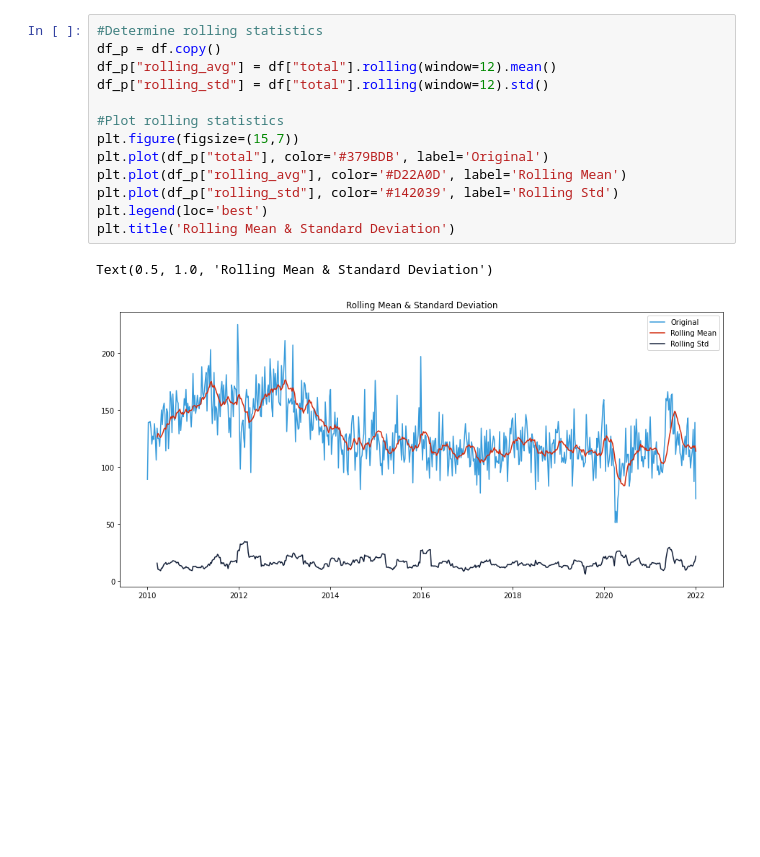
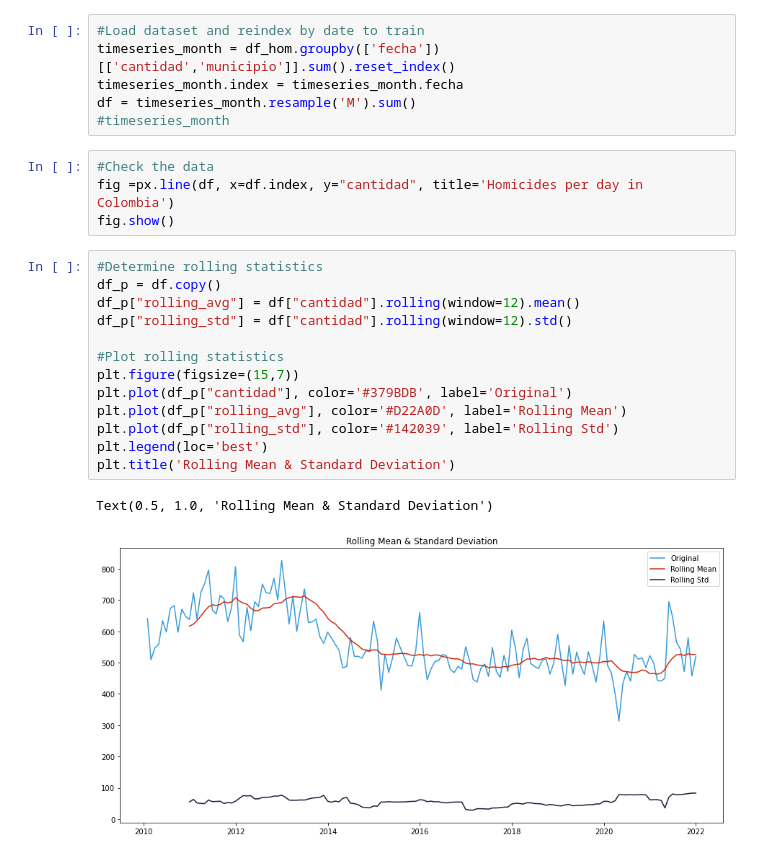
Before and after one commit to Carl0pez/Proyecto-DS4A, a Jupyter notebook: Training.ipynb, the cells around one changed output. Drawn from its saved outputs; the diff is of its cells as text; blank space fills up the shorter version.

Commit message:
New training

```diff
--- a/Training.ipynb
+++ b/Training.ipynb
@@ -32,17 +31,27 @@ plt.show()
+# %%
+#Load dataset and reindex by date to train
+timeseries_month = df_hom.groupby(['fecha'])[['cantidad','municipio']].sum().reset_index()
+timeseries_month.index = timeseries_month.fecha
+df = timeseries_month.resample('M').sum()
+#timeseries_month
+# %%
+#Check the data
+fig =px.line(df, x=df.index, y="cantidad", title='Homicides per day in Colombia')
+fig.show()
 # %%
 #Determine rolling statistics
 df_p = df.copy()
-df_p["rolling_avg"] = df["total"].rolling(window=12).mean()
-df_p["rolling_std"] = df["total"].rolling(window=12).std()
+df_p["rolling_avg"] = df["cantidad"].rolling(window=12).mean()
+df_p["rolling_std"] = df["cantidad"].rolling(window=12).std()
 
 #Plot rolling statistics
 plt.figure(figsize=(15,7))
-plt.plot(df_p["total"], color='#379BDB', label='Original')
+plt.plot(df_p["cantidad"], color='#379BDB', label='Original')
 plt.plot(df_p["rolling_avg"], color='#D22A0D', label='Rolling Mean')
 plt.plot(df_p["rolling_std"], color='#142039', label='Rolling Std')
 plt.legend(loc='best')
 plt.title('Rolling Mean & Standard Deviation')
 # %% [output]
 Text(0.5, 1.0, 'Rolling Mean & Standard Deviation')
-[figure, old version]
+[figure, new version]
 # %%
```
Also changed, not shown: parts of 25 cells of this notebook, 4 other files.
